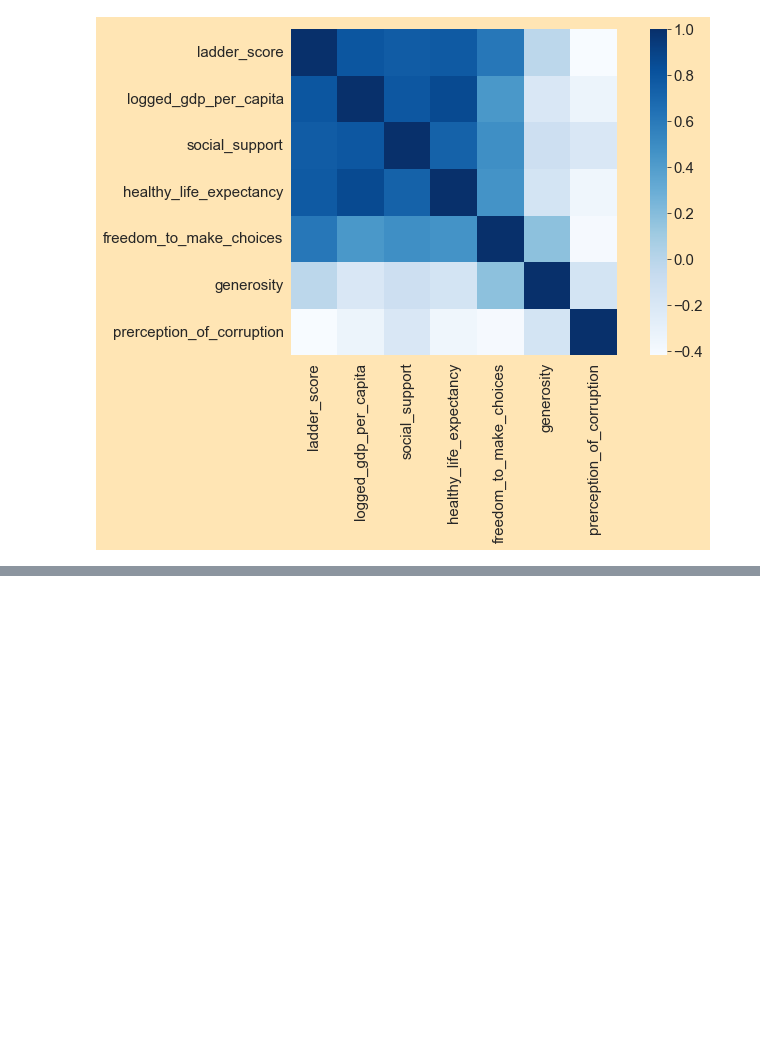
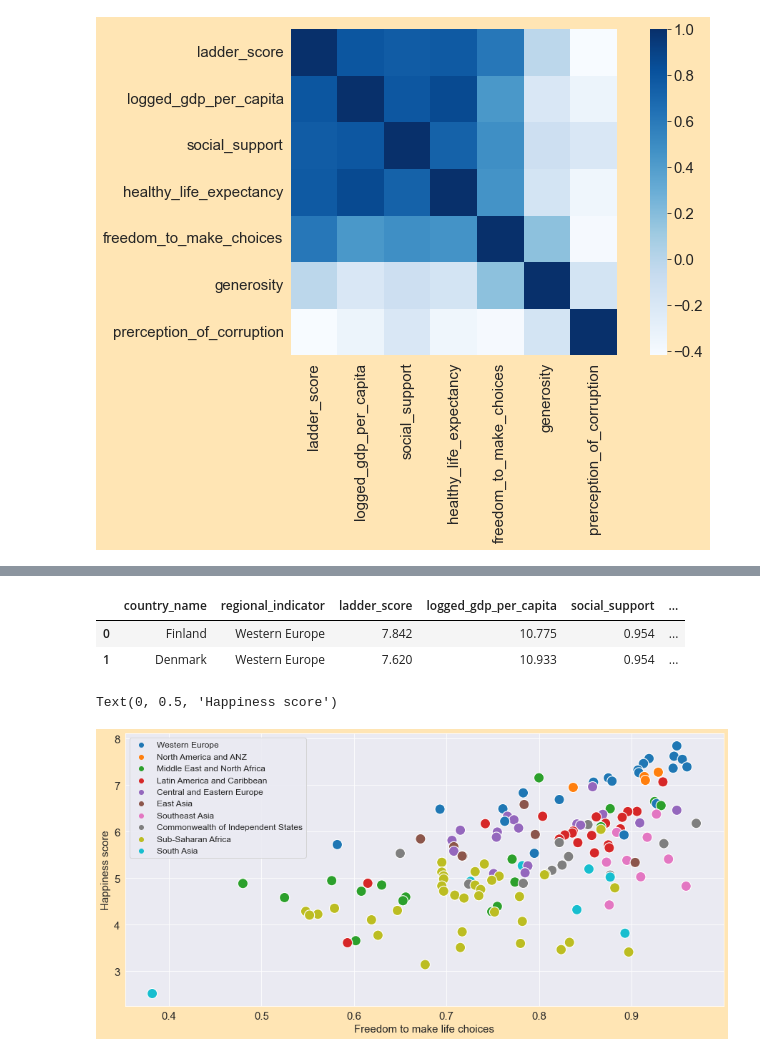
Before and after one commit to Rishiraj-singh7/World-Happiness-Report-, a Jupyter notebook: main.ipynb, the cells around one changed output, grey strips where cells are left out. Cells and saved outputs as stored; diff of their text form; code cells hidden in the pictures; blank space fills up the shorter version.

```diff
--- a/main.ipynb
+++ b/main.ipynb
@@ -195,0 +247,16 @@ Deprecated in NumPy 1.20; for more details and guidance: https://numpy.org/devdo
+# %%
+happy_df.head(2)
+# %% [output]
+|  | country_name | regional_indicator | ladder_score | logged_gdp_per_capita | social_support | ... |
+| 0 | Finland | Western Europe | 7.842 | 10.775 | 0.954 | ... |
+| 1 | Denmark | Western Europe | 7.620 | 10.933 | 0.954 | ... |
+# %%
+# scatter plot
+plt.rcParams['figure.figsize'] = (15,7)
+sns.scatterplot(x=happy_df.freedom_to_make_choices, y=happy_df.ladder_score, hue=happy_df.regional_indicator, s =200)
+plt.legend(loc = 'upper left', fontsize = '12')
+plt.xlabel('Freedom to make life choices')
+plt.ylabel('Happiness score')
+# %% [output]
+Text(0, 0.5, 'Happiness score')
+[figure, added]
```
Also changed, not shown: parts of 4 cells of this notebook.
